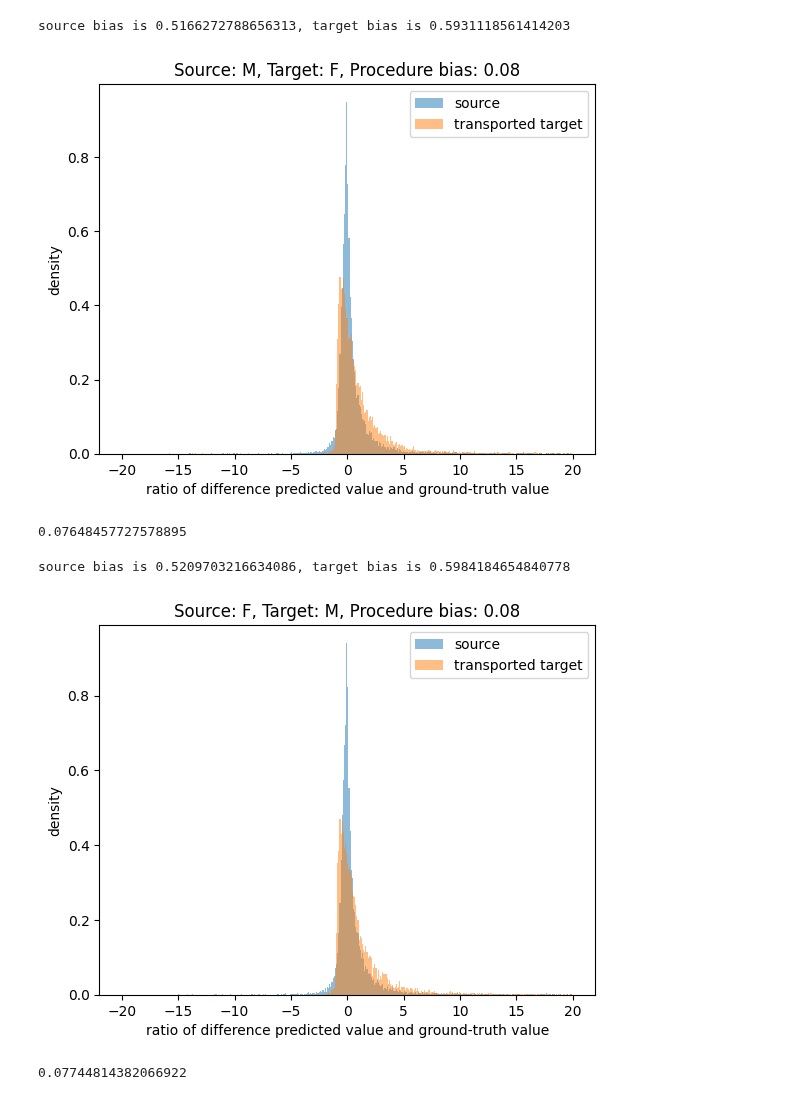
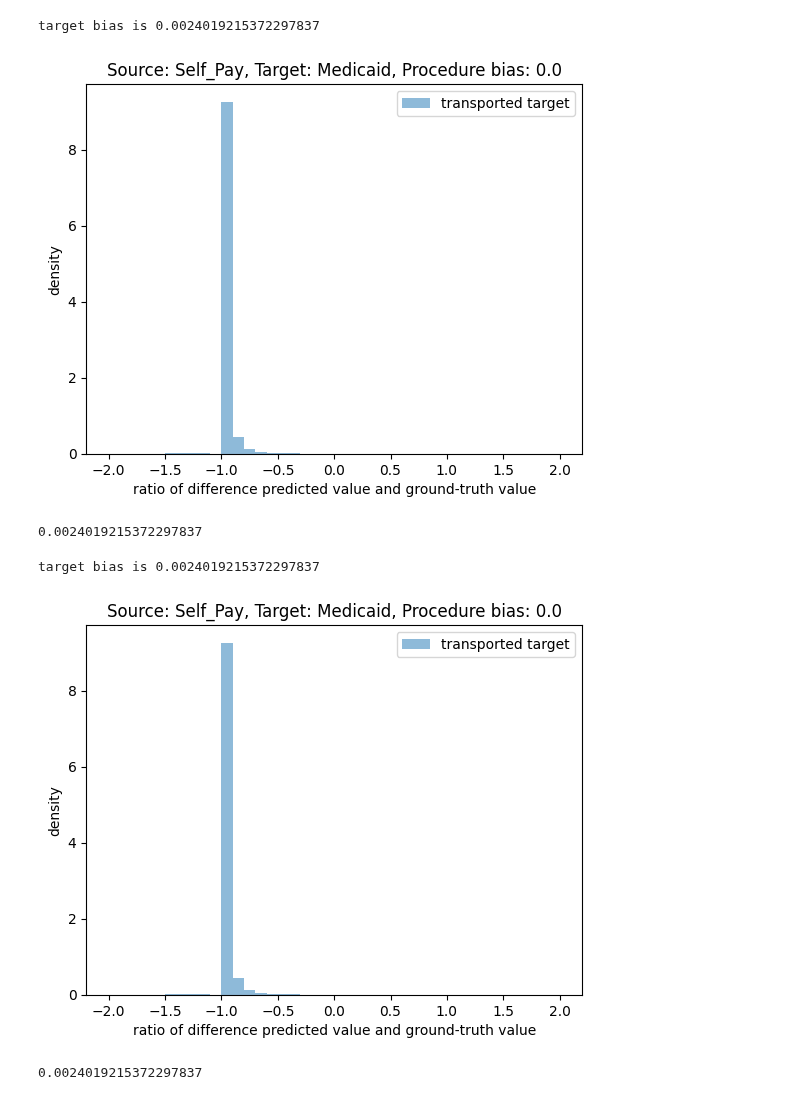
Before and after one commit to causalpathlab/EHR-OT, a Jupyter notebook: mimic_exp/admission/mimic_exp4_fairness.ipynb, the cells around one changed output. Saved outputs shown, nothing was run; the diff lists cells and outputs as text; code cells hidden in the pictures.

Commit message:
updated equity scores

```diff
--- a/mimic_exp/admission/mimic_exp4_fairness.ipynb
+++ b/mimic_exp/admission/mimic_exp4_fairness.ipynb
@@ -8,35 +8,26 @@ from mimic_common import *
 import os
 import pandas as pd
 # %%
-def read_df(group_name, group_1, group_2, suffix = None, ratio_bound = 20):
+def read_df(group_name, group_1, group_2, suffix = None, ratio_bound = 5):
     """
     Absoluate bound for filtering out ratios
     """
-
-    source_equity_path = os.path.join(mimic_output_dir, f"exp4_{group_name}_{group_2}2{group_1}_source_equity.csv")
+    target_equity_path = os.path.join(mimic_output_dir, f"exp4_{group_name}_{group_2}2{group_1}_equity.csv")
     if suffix is not None:
-        source_equity_path = os.path.join(mimic_output_dir, f"exp4_{group_name}_{group_2}2{group_1}_{suffix}_source_equity.csv")
-    source_equity_df = pd.read_csv(source_equity_path, header=0, index_col=None)
-
-    target_equity_path = os.path.join(mimic_output_dir, f"exp4_{group_name}_{group_2}2{group_1}_target_equity.csv")
-    if suffix is not None:
-        target_equity_path = os.path.join(mimic_output_dir, f"exp4_{group_name}_{group_2}2{group_1}_{suffix}_target_equity.csv")
+        target_equity_path = os.path.join(mimic_output_dir, f"exp4_{group_name}_{group_2}2{group_1}_{suffix}_equity.csv")
     target_equity_df = pd.read_csv(target_equity_path, header=0, index_col=None)
 
     target_diff_percents = target_equity_df['target_diff_percent']
     target_diff_percents = [x for x in target_diff_percents if abs(x) < ratio_bound]
-    source_diff_percents = source_equity_df['source_diff_percent']
-    source_diff_percents = [x for x in source_diff_percents if abs(x) < ratio_bound]
 
-    return source_diff_percents, target_diff_percents
+    return target_diff_percents
 # %%
-def plot_percents(group_name, group_1, group_2, source_diff_percents, target_diff_percents, proc_bias, ratio_bound = 20):
+def plot_percents(group_name, group_1, group_2, target_diff_percents, proc_bias, ratio_bound = 5):
     bin_width = 0.1
 
-    plt.hist(source_diff_percents, bins=np.arange(-ratio_bound, \
-                ratio_bound + bin_width, bin_width), density=True, alpha=0.5, label='source')
     plt.hist(target_diff_percents, bins=np.arange(-ratio_bound, \
                 ratio_bound + bin_width, bin_width), density=True, alpha=0.5, label='transported target')
+    # plt.hist(target_diff_percents, bins=np.arange(-2, 0, bin_width), density=True, alpha=0.5, label='transported target')
     plt.ylabel("density")
     plt.xlabel("ratio of difference predicted value and ground-truth value")
     plt.title(f"Source: {group_1}, Target: {group_2}, Procedure bias: {round(proc_bias, 2)}")
@@ -45,38 +36,38 @@ def plot_percents(group_name, group_1, group_2, source_diff_percents, target_dif
     plt.savefig(save_path)
     plt.show()
 # %%
-def procedure_bias(source_diff_percents, target_diff_percents):
+def procedure_bias(target_diff_percents):
     """
     Quantifies the procedural bias between source error and target error
     :param list[float] source_diff_percents: (predicted value - ground truth value)/(ground truth value) for source
     :param list[float] target_diff_percents: (transported predicted value - ground truth value)/(ground truth value) for target
     """
 
-    source_bias = ([True for i in source_diff_percents if i > 0].count(True))/len(source_diff_percents) # also as model bias
     target_bias = ([True for i in target_diff_percents if i > 0].count(True))/len(target_diff_percents)
-    print(f"source bias is {source_bias}, target bias is {target_bias}")
-    return target_bias - source_bias
+    print(f"target bias is {target_bias}")
+    return target_bias
 # %%
-def entire_proc(group_name, group_1, group_2, ratio_bound = 20):
-    source_diff_percents, target_diff_percents = read_df(group_name, group_1, group_2, ratio_bound = ratio_bound)
-    proc_bias = procedure_bias(source_diff_percents, target_diff_percents)
-    plot_percents(group_name, group_1, group_2, source_diff_percents, target_diff_percents,proc_bias)
+def entire_proc(group_name, group_1, group_2, ratio_bound = 5):
+    target_diff_percents = read_df(group_name, group_1, group_2, ratio_bound = ratio_bound)
+    proc_bias = procedure_bias(target_diff_percents)
+    plot_percents(group_name, group_1, group_2, target_diff_percents,proc_bias, ratio_bound=ratio_bound)
     return proc_bias
 # %%
-group_name = 'gender'
-group_1 = 'M'
-group_2 = 'F'
+group_name = 'insurance'
+group_1 = 'Self_Pay'
+group_2 = 'Medicaid'
+ratio_bound = 2
 
-entire_proc(group_name, group_1, group_2)
+entire_proc(group_name, group_1, group_2, ratio_bound=ratio_bound)
 # %% [output]
-source bias is 0.5166272788656313, target bias is 0.5931118561414203
+target bias is 0.0024019215372297837
-[figure, old version]
+[figure, new version]
-0.07648457727578895
+0.0024019215372297837
 # %%
 group_1, group_2 = group_2, group_1
 
-entire_proc(group_name, group_1, group_2)
+entire_proc(group_name, group_1, group_2, ratio_bound=ratio_bound)
 # %% [output]
-source bias is 0.5209703216634086, target bias is 0.5984184654840778
+target bias is 0.0024019215372297837
-[figure, old version]
+[figure, new version]
-0.07744814382066922
+0.0024019215372297837
```
Also changed, not shown: 21 other files.
